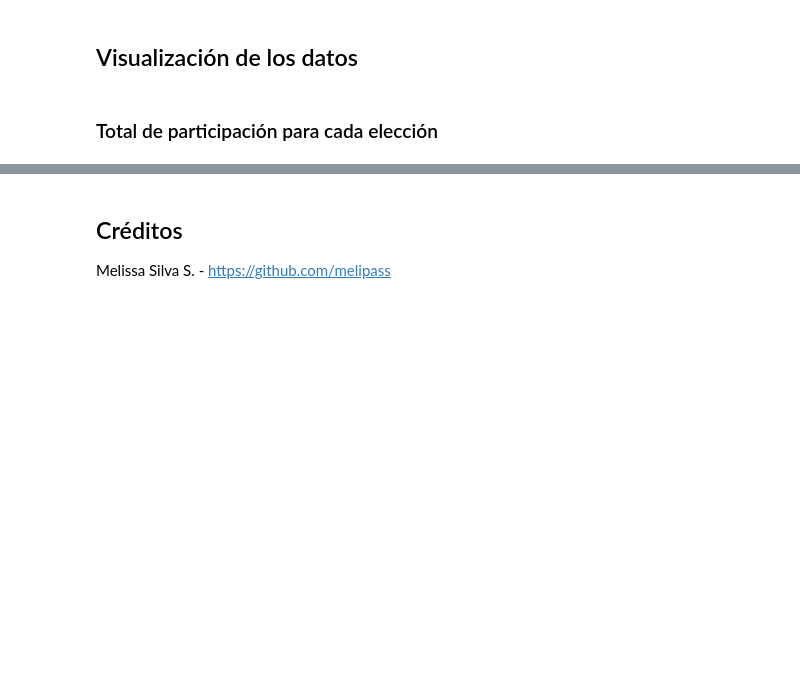
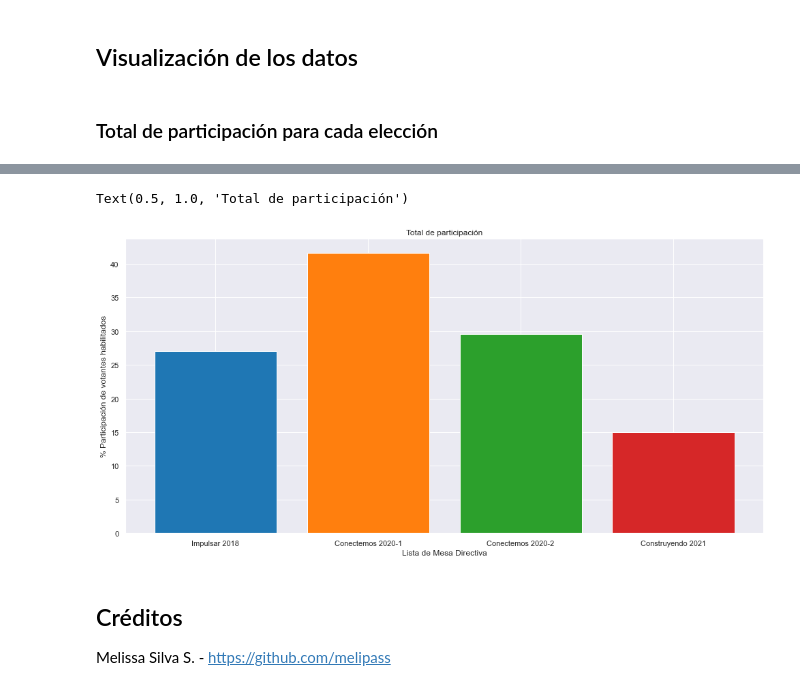
Before and after one commit to melipass/umayor-evoting-data, a Jupyter notebook: evoting.ipynb, the cells around one changed output, grey strips where cells are left out. Cells and saved outputs as stored; diff of their text form; code cells hidden in the pictures; blank space fills up the shorter version.

```diff
--- a/evoting.ipynb
+++ b/evoting.ipynb
@@ -225,3 +284,16 @@ ax.legend()
+# %%
+fig = plt.figure()
+ax = fig.add_axes([0,0,1,1])
+ax.bar('Impulsar 2018', 100*df_program_0['Votó'].sum()/(df_program_0['Votó'].sum()+df_program_0['No votó'].sum()))
+ax.bar('Conectemos 2020-1', 100*df_program_1['Votó'].sum()/(df_program_1['Votó'].sum()+df_program_1['No votó'].sum()))
+ax.bar('Conectemos 2020-2', 100*df_program_2['Votó'].sum()/(df_program_2['Votó'].sum()+df_program_2['No votó'].sum()))
+ax.bar('Construyendo 2021', 100*df_program_3['Votó'].sum()/(df_program_3['Votó'].sum()+df_program_3['No votó'].sum()))
+ax.set_xlabel('Lista de Mesa Directiva')
+ax.set_ylabel('% Participación de votantes habilitados')
+ax.set_title('Total de participación')
+# %% [output]
+Text(0.5, 1.0, 'Total de participación')
+[figure, added]
 # %% [markdown]
 ## Créditos
 Melissa Silva S. - https://github.com/melipass
```
Also changed, not shown: parts of 7 cells of this notebook.
